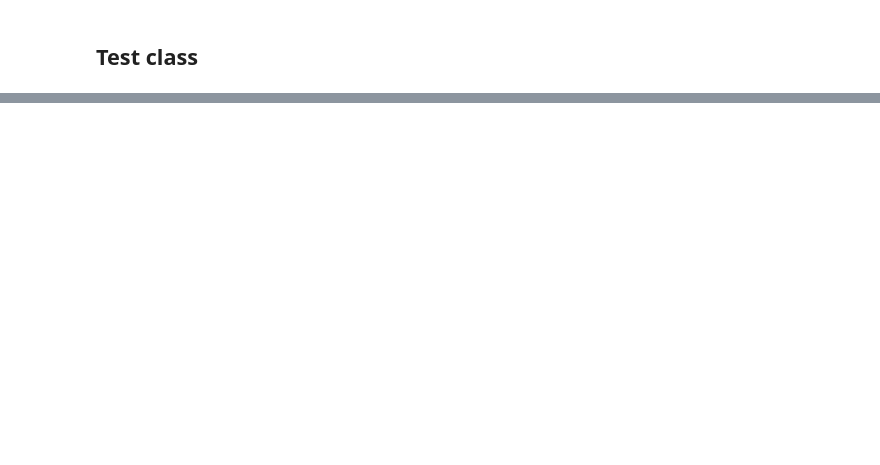
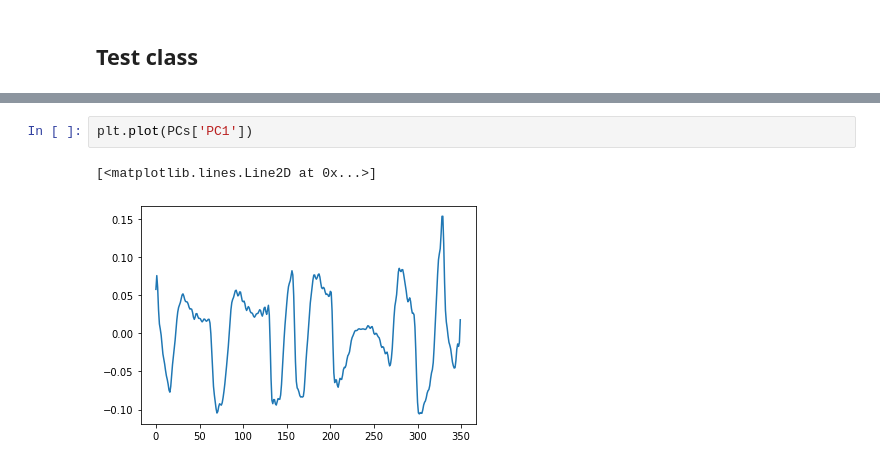
Before and after one commit to niksirbi/pcarpet, a Jupyter notebook: examples/human_data.ipynb, the cells around one changed output, grey strips where cells are left out. Saved outputs shown, nothing was run; the diff lists cells and outputs as text; blank space fills up the shorter version.

```diff
--- a/examples/human_data.ipynb
+++ b/examples/human_data.ipynb
@@ -39,0 +57,5 @@ plt.imshow(arr, aspect='auto', cmap='Greys_r', vmin=-2, vmax=2)
+# %%
+plt.plot(PCs['PC1'])
+# %% [output]
+[<matplotlib.lines.Line2D at 0x...>]
+[figure, added]
```
Also changed, not shown: parts of 6 cells of this notebook, 1 other file.
